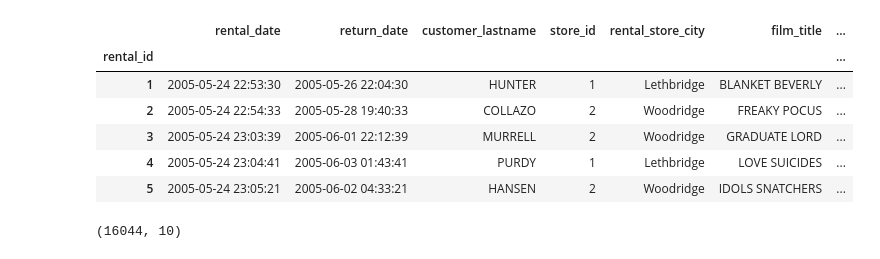
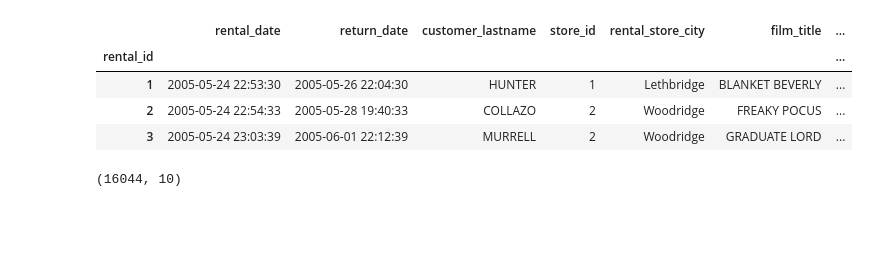
Before and after one commit to TahirHAWK/Python_basics, a Jupyter notebook: FreeCodeCamp-Pandas-Real-Life-Example-master/Lecture_2.ipynb, the cells around one changed output. Saved outputs shown, nothing was run; the diff lists cells and outputs as text; code cells hidden in the pictures; blank space fills up the shorter version.

```diff
--- a/FreeCodeCamp-Pandas-Real-Life-Example-master/Lecture_2.ipynb
+++ b/FreeCodeCamp-Pandas-Real-Life-Example-master/Lecture_2.ipynb
@@ -53,15 +73,13 @@ df = pd.read_sql('''
 
 ## The data at a glance:
 # %%
-df.head()
+df.head(3)
 # %% [output]
 |  | rental_date | return_date | customer_lastname | store_id | rental_store_city | film_title | ... |
 | rental_id |  |  |  |  |  |  | ... |
 | 1 | 2005-05-24 22:53:30 | 2005-05-26 22:04:30 | HUNTER | 1 | Lethbridge | BLANKET BEVERLY | ... |
 | 2 | 2005-05-24 22:54:33 | 2005-05-28 19:40:33 | COLLAZO | 2 | Woodridge | FREAKY POCUS | ... |
 | 3 | 2005-05-24 23:03:39 | 2005-06-01 22:12:39 | MURRELL | 2 | Woodridge | GRADUATE LORD | ... |
-| 4 | 2005-05-24 23:04:41 | 2005-06-03 01:43:41 | PURDY | 1 | Lethbridge | LOVE SUICIDES | ... |
-| 5 | 2005-05-24 23:05:21 | 2005-06-02 04:33:21 | HANSEN | 2 | Woodridge | IDOLS SNATCHERS | ... |
 # %%
 df.shape
 # %% [output]
```
Also changed, not shown: parts of 3 cells of this notebook, 1 other file.
